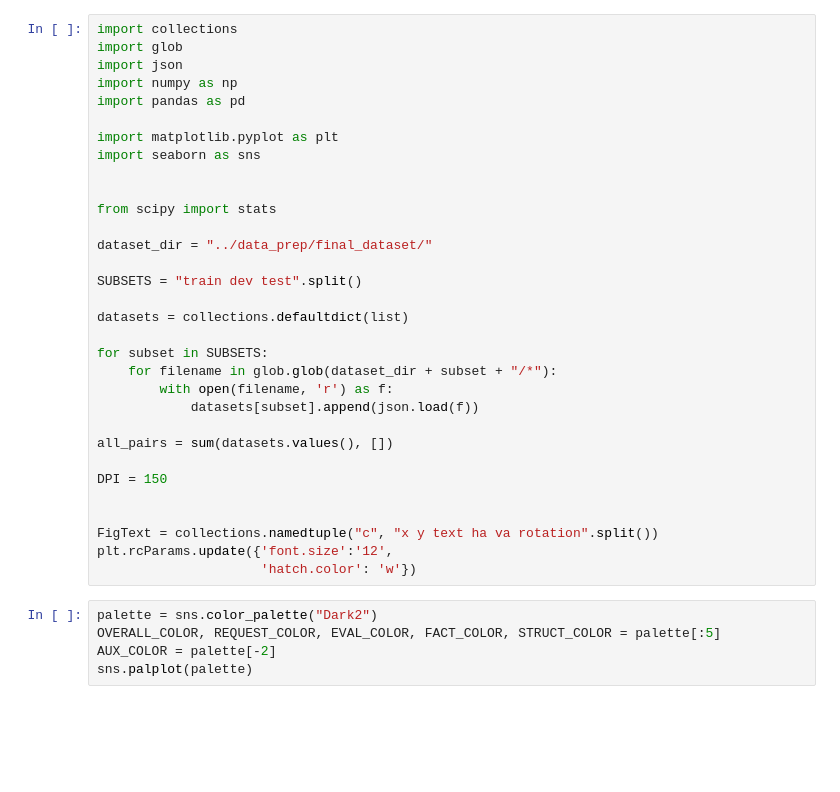
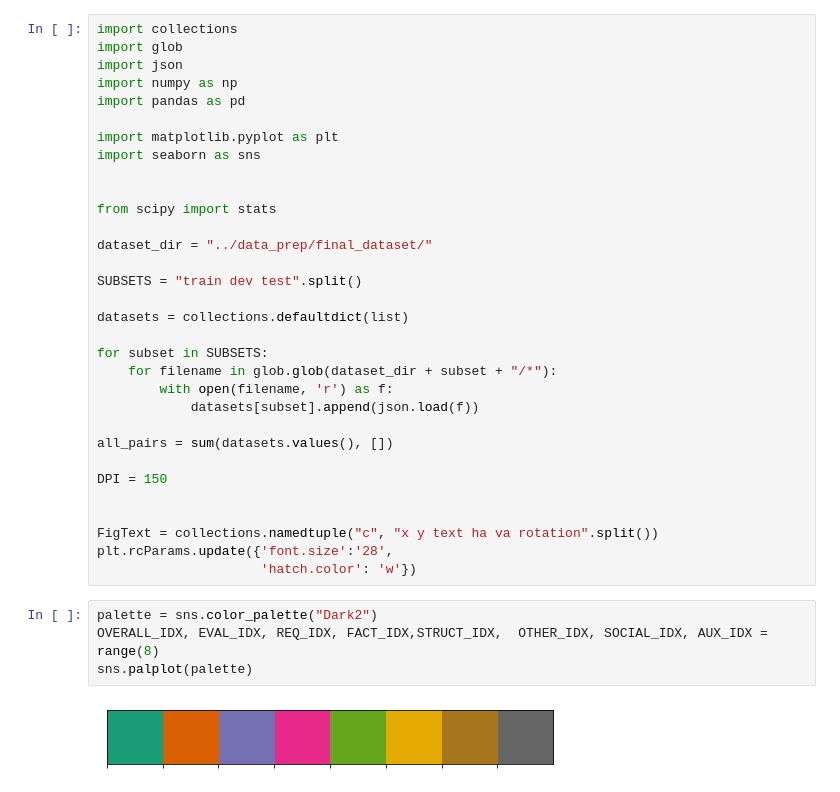
Before and after one commit to nnkennard/peer-review-discourse-dataset, a Jupyter notebook: analysis/Clean plots.ipynb, the cells around one changed output. Saved outputs shown, nothing was run; the diff lists cells and outputs as text; blank space fills up the shorter version.

Commit message:
done with plots for now

```diff
--- a/analysis/Clean plots.ipynb
+++ b/analysis/Clean plots.ipynb
@@ -28,13 +28,14 @@ DPI = 150
 
 
 FigText = collections.namedtuple("c", "x y text ha va rotation".split())
-plt.rcParams.update({'font.size':'12',
+plt.rcParams.update({'font.size':'28',
                      'hatch.color': 'w'})
 # %%
 palette = sns.color_palette("Dark2")
-OVERALL_COLOR, REQUEST_COLOR, EVAL_COLOR, FACT_COLOR, STRUCT_COLOR = palette[:5]
-AUX_COLOR = palette[-2]
+OVERALL_IDX, EVAL_IDX, REQ_IDX, FACT_IDX,STRUCT_IDX,  OTHER_IDX, SOCIAL_IDX, AUX_IDX = range(8)
 sns.palplot(palette)
+# %% [output]
+[figure, added]
 # %%
 spearmen = []
 for pair in all_pairs:
```
Also changed, not shown: parts of 6 cells of this notebook.
